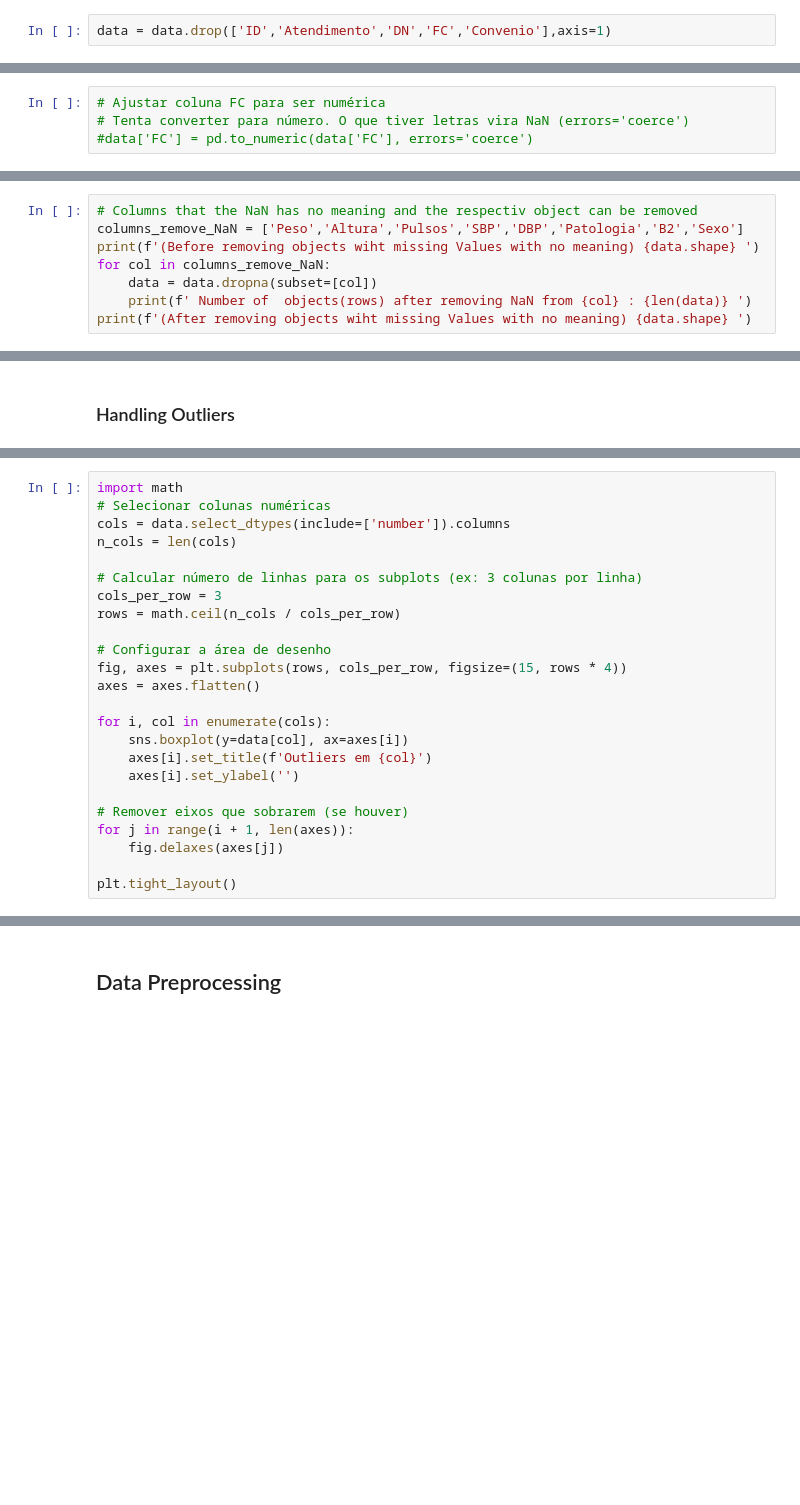
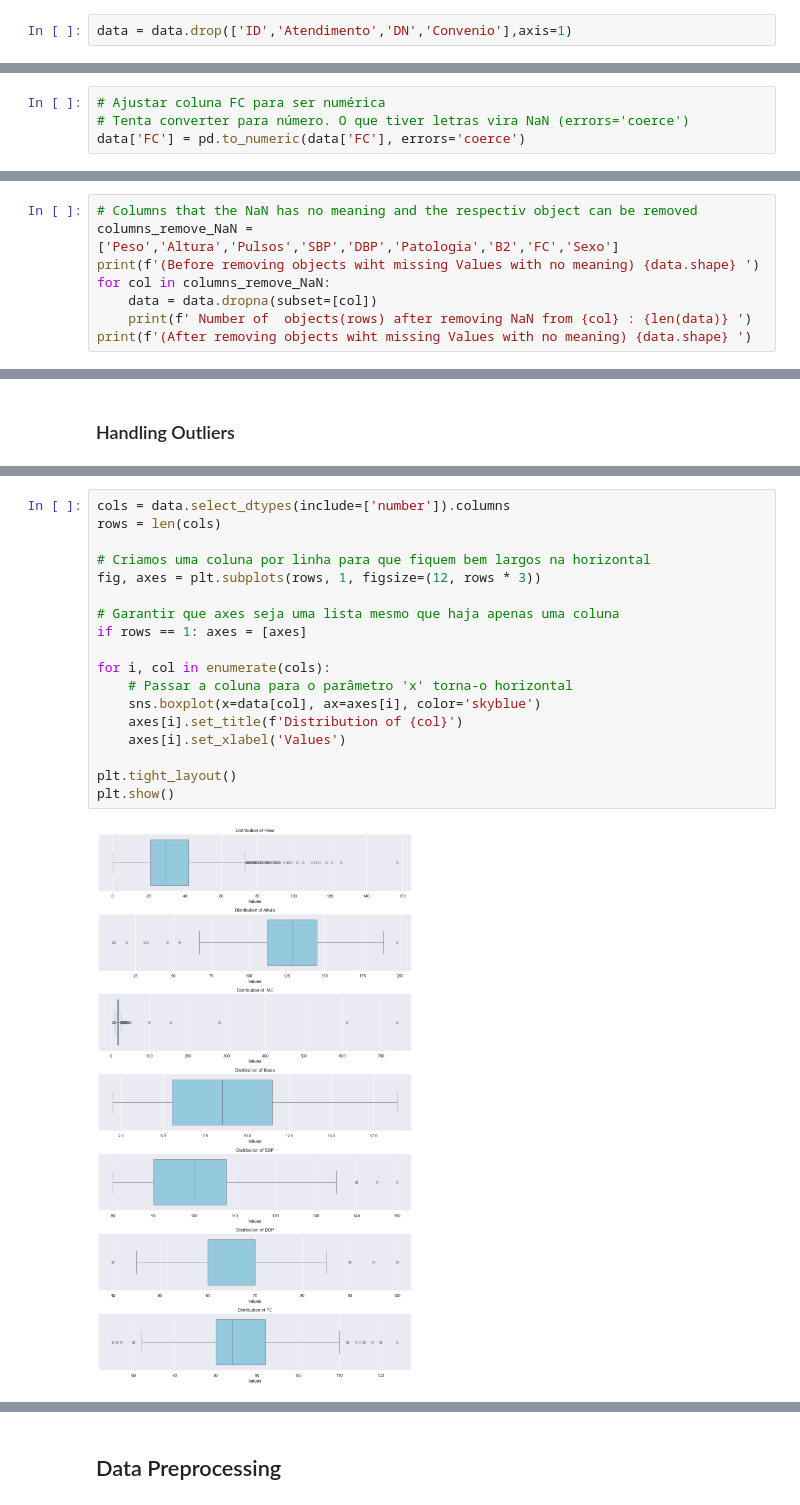
Before and after one commit to RS181/Data-Mining-I, a Jupyter notebook: Assignment/3-data_cleaning_and_preprocessing.ipynb, the cells around one changed output, grey strips where cells are left out. Cells and saved outputs as stored; diff of their text form; blank space fills up the shorter version.

```diff
--- a/Assignment/3-data_cleaning_and_preprocessing.ipynb
+++ b/Assignment/3-data_cleaning_and_preprocessing.ipynb
@@ -41,5 +39,5 @@ Index(['ID', 'Peso', 'Altura', 'IMC', 'Atendimento', 'DN', 'Idade', 'Convenio',
 # %%
-data = data.drop(['ID','Atendimento','DN','FC','Convenio'],axis=1)
+data = data.drop(['ID','Atendimento','DN','Convenio'],axis=1)
 # %%
 data.columns
 # %% [output]
@@ -463,6 +461,6 @@ After removing irrelevant Sexo values (9215, 16)
 # %%
 # Ajustar coluna FC para ser numérica
 # Tenta converter para número. O que tiver letras vira NaN (errors='coerce')
-#data['FC'] = pd.to_numeric(data['FC'], errors='coerce')
+data['FC'] = pd.to_numeric(data['FC'], errors='coerce')
 # %%
 # Remover objetos de Frequencia impossiveis
@@ -513,7 +515,7 @@ Deleting variables (columns) or objects (rows) that contain more than 50% missin
     * **IMC** : No need to remove NaN because we are going to use the Peso and Altura values to recalculate all values of this column
 # %%
 # Columns that the NaN has no meaning and the respectiv object can be removed
-columns_remove_NaN = ['Peso','Altura','Pulsos','SBP','DBP','Patologia','B2','Sexo']
+columns_remove_NaN = ['Peso','Altura','Pulsos','SBP','DBP','Patologia','B2','FC','Sexo']
 print(f'(Before removing objects wiht missing Values with no meaning) {data.shape} ')
 for col in columns_remove_NaN:
     data = data.dropna(subset=[col])
@@ -602,24 +608,20 @@ After removing duplicate lines (6763, 16)
 # %%
-import math
-# Selecionar colunas numéricas
 cols = data.select_dtypes(include=['number']).columns
-n_cols = len(cols)
+rows = len(cols)
 
-# Calcular número de linhas para os subplots (ex: 3 colunas por linha)
-cols_per_row = 3
-rows = math.ceil(n_cols / cols_per_row)
+# Criamos uma coluna por linha para que fiquem bem largos na horizontal
+fig, axes = plt.subplots(rows, 1, figsize=(12, rows * 3))
 
-# Configurar a área de desenho
-fig, axes = plt.subplots(rows, cols_per_row, figsize=(15, rows * 4))
-axes = axes.flatten()
+# Garantir que axes seja uma lista mesmo que haja apenas uma coluna
+if rows == 1: axes = [axes]
 
 for i, col in enumerate(cols):
-    sns.boxplot(y=data[col], ax=axes[i])
-    axes[i].set_title(f'Outliers em {col}')
-    axes[i].set_ylabel('')
-
-# Remover eixos que sobrarem (se houver)
-for j in range(i + 1, len(axes)):
-    fig.delaxes(axes[j])
+    # Passar a coluna para o parâmetro 'x' torna-o horizontal
+    sns.boxplot(x=data[col], ax=axes[i], color='skyblue')
+    axes[i].set_title(f'Distribution of {col}')
+    axes[i].set_xlabel('Values')
 
 plt.tight_layout()
+plt.show()
+# %% [output]
+[figure, added]
```
Also changed, not shown: parts of 33 cells of this notebook, 4 other files.
